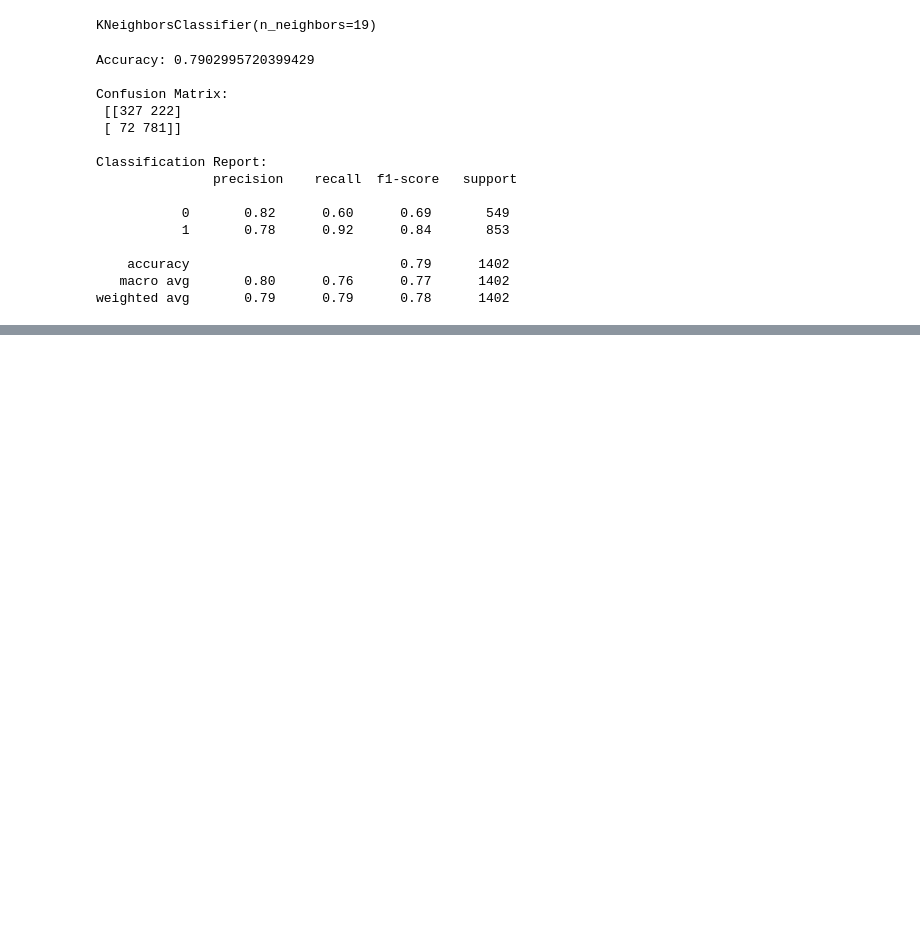
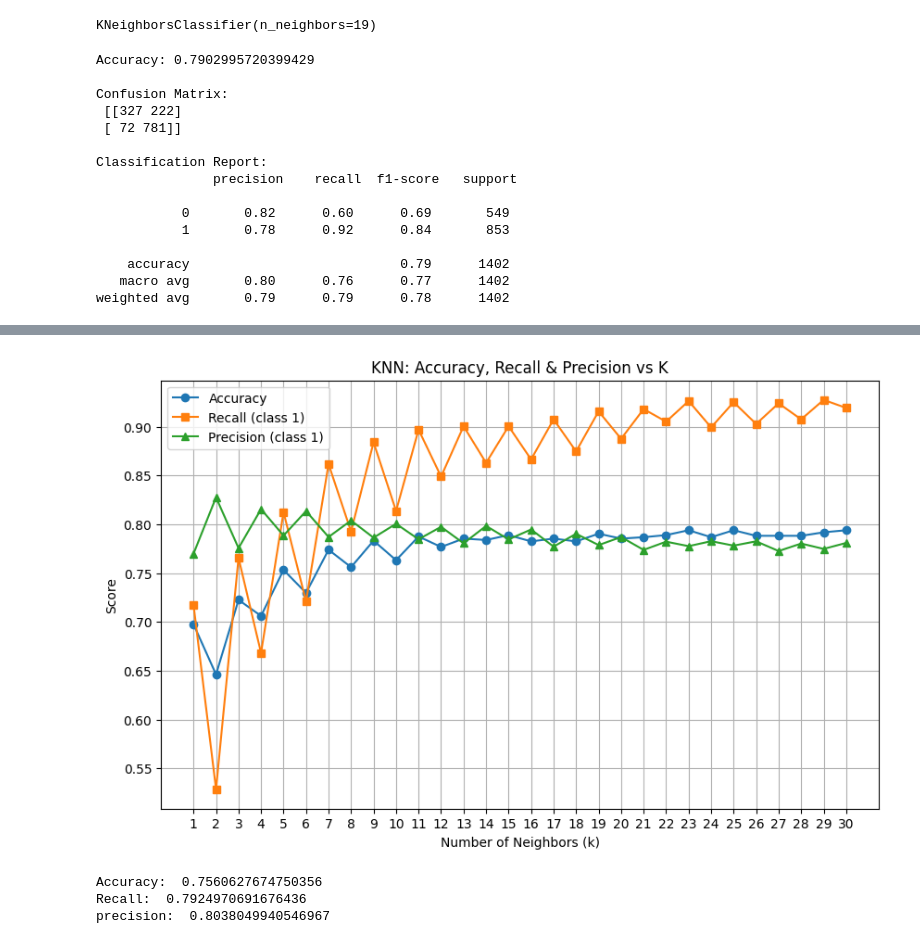
Before and after one commit to yamiSukehiro2907/classical_machine_learning, a Jupyter notebook: Project/KNN.ipynb, the cells around one changed output, grey strips where cells are left out. Cells and saved outputs as stored; diff of their text form; code cells hidden in the pictures; blank space fills up the shorter version.

```diff
--- a/Project/KNN.ipynb
+++ b/Project/KNN.ipynb
@@ -52,8 +52,9 @@ weighted avg       0.79      0.79      0.78      1402
 # %%
 from sklearn.metrics import precision_score
 
-max_k = 30  # You can increase this
-k_values = list(range(1, max_k+1))
+k_values = []
+for i in range(1, 31):
+    k_values.append(i)
 accuracy_list = []
 recall_list = []
 precision_list = []
@@ -64,5 +65,5 @@ for k in k_values:
     y_pred = knn.predict(X_test)
 
     accuracy_list.append(accuracy_score(y_test, y_pred))
-    recall_list.append(recall_score(y_test, y_pred))       # recall for class 1
-    precision_list.append(precision_score(y_test, y_pred)) # precision for class 1
+    recall_list.append(recall_score(y_test, y_pred))
+    precision_list.append(precision_score(y_test, y_pred))
@@ -69,12 +94,25 @@ for k in k_values:
 # %%
-# plt.figure(figsize=(10,6))
-# plt.plot(k_values, accuracy_list, marker='o', label='Accuracy')
-# plt.plot(k_values, recall_list, marker='s', label='Recall (class 1)')
-# plt.plot(k_values, precision_list, marker='^', label='Precision (class 1)')
-# plt.xlabel('Number of Neighbors (k)')
-# plt.ylabel('Score')
-# plt.title('KNN: Accuracy, Recall & Precision vs K')
-# plt.xticks(k_values)
-# plt.grid(True)
-# plt.legend()
-# plt.show()
+plt.figure(figsize=(10,6))
+plt.plot(k_values, accuracy_list, marker='o', label='Accuracy')
+plt.plot(k_values, recall_list, marker='s', label='Recall (class 1)')
+plt.plot(k_values, precision_list, marker='^', label='Precision (class 1)')
+plt.xlabel('Number of Neighbors (k)')
+plt.ylabel('Score')
+plt.title('KNN: Accuracy, Recall & Precision vs K')
+plt.xticks(k_values)
+plt.grid(True)
+plt.legend()
+plt.show()
+# %% [output]
+[figure, added]
+# %%
+knn = KNeighborsClassifier(n_neighbors=8)
+knn.fit(X_train, y_train)
+y_pred = knn.predict(X_test)
+print("Accuracy: " , accuracy_score(y_test, y_pred))
+print("Recall: " , recall_score(y_test, y_pred))
+print("precision: " , precision_score(y_test, y_pred))#
+# %% [output]
+Accuracy:  0.7560627674750356
+Recall:  0.7924970691676436
+precision:  0.8038049940546967
```
Also changed, not shown: parts of 2 cells of this notebook.
